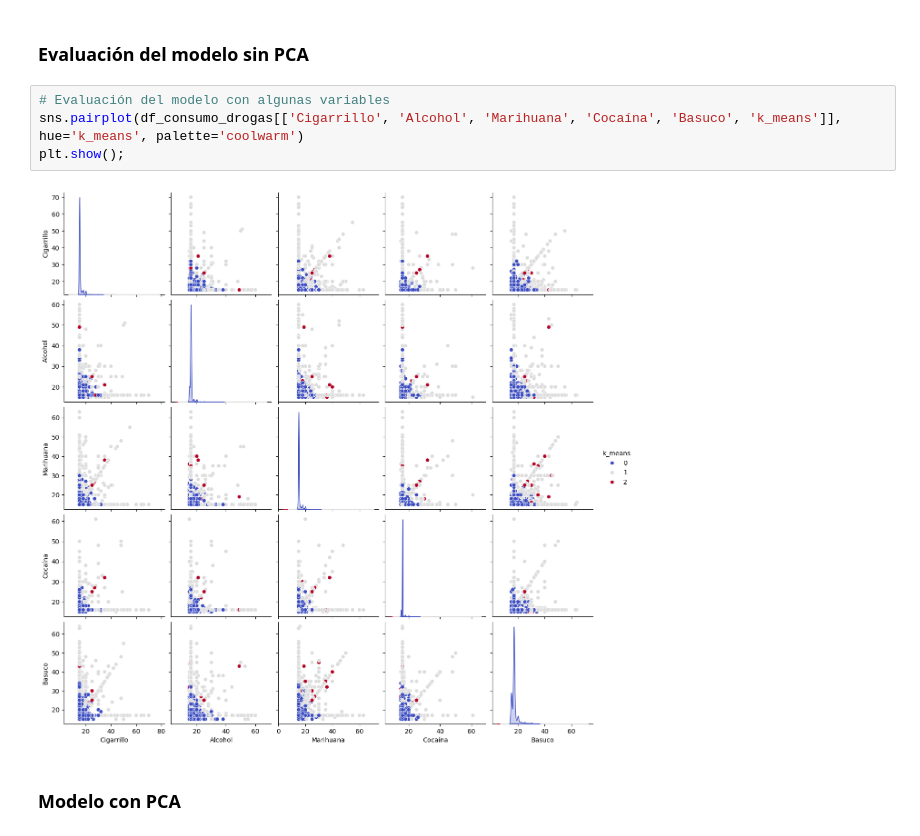
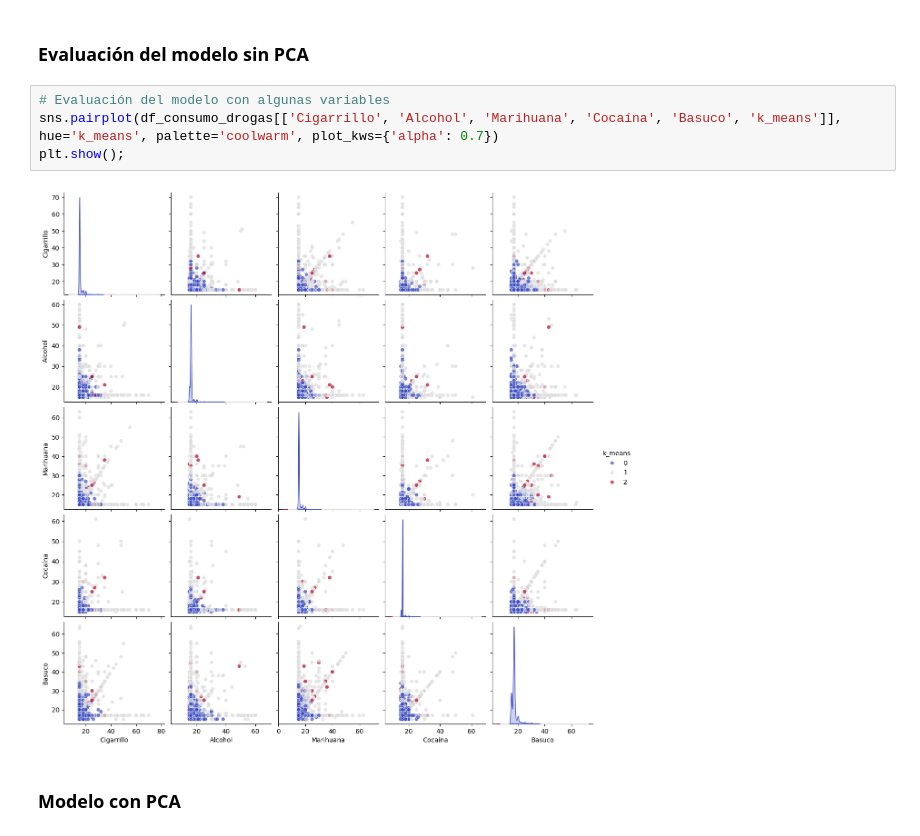
Before and after one commit to alexanderarm10/Clustering, a Jupyter notebook: habitantes_de_calle/notebooks/01_kmeans_habitantes_calle.ipynb, the cells around one changed output. Saved outputs shown, nothing was run; the diff lists cells and outputs as text.

```diff
--- a/habitantes_de_calle/notebooks/01_kmeans_habitantes_calle.ipynb
+++ b/habitantes_de_calle/notebooks/01_kmeans_habitantes_calle.ipynb
@@ -113,10 +113,10 @@ Silhouette Score: 0.6742640493293262
 ### Evaluación del modelo sin PCA
 # %%
 # Evaluación del modelo con algunas variables
-sns.pairplot(df_consumo_drogas[['Cigarrillo', 'Alcohol', 'Marihuana', 'Cocaína', 'Basuco', 'k_means']], hue='k_means', palette='coolwarm')
+sns.pairplot(df_consumo_drogas[['Cigarrillo', 'Alcohol', 'Marihuana', 'Cocaína', 'Basuco', 'k_means']], hue='k_means', palette='coolwarm', plot_kws={'alpha': 0.7})
 plt.show();
 # %% [output]
-[figure, old version]
+[figure, new version]
 # %% [markdown]
 ### Modelo con PCA
 # %%
```
Also changed, not shown: parts of 1 cell of this notebook, 2 other files.
